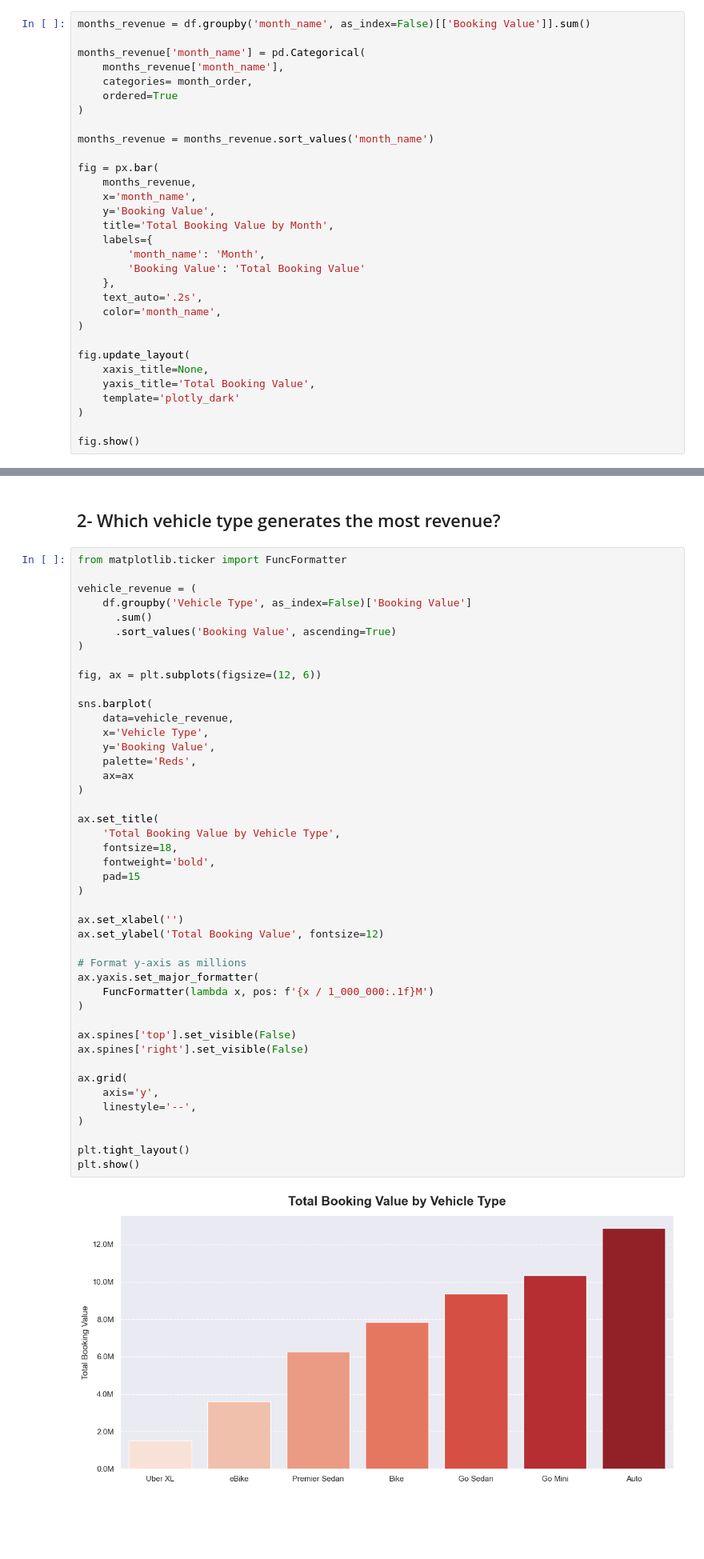
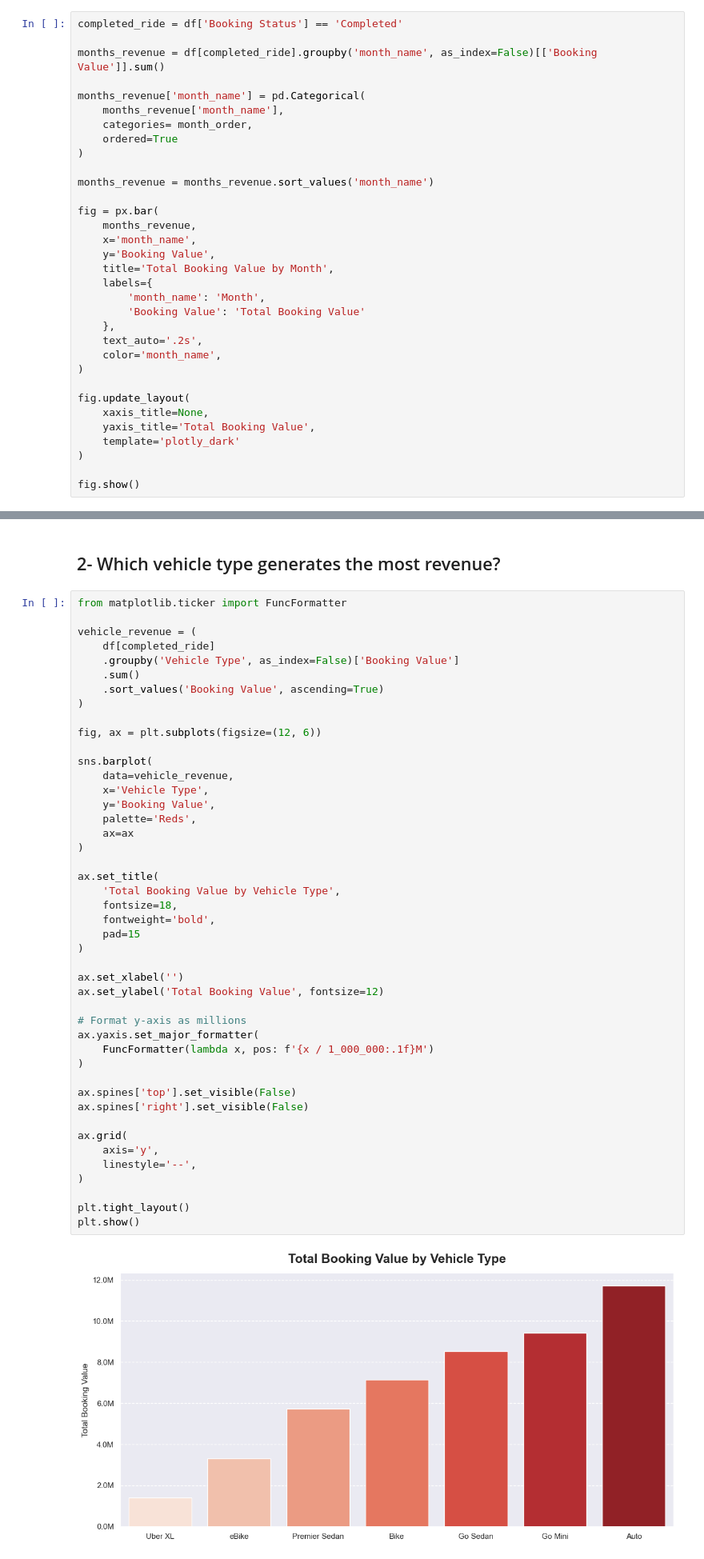
Before and after one commit to Seif-Elmezaien/Uber-Ride-EDA, a Jupyter notebook: Uber Ride EDA.ipynb, the cells around one changed output, grey strips where cells are left out. Shown at 80% size. Drawn from its saved outputs; the diff is of its cells as text; blank space fills up the shorter version.

Commit message:
Incomplete Rides & Revenue Imapact Analysis

```diff
--- a/Uber Ride EDA.ipynb
+++ b/Uber Ride EDA.ipynb
@@ -512,7 +512,9 @@ fig.show()
 # %% [markdown]
 ## 1- what was the revenue distribution through out the whole year?
 # %%
-months_revenue = df.groupby('month_name', as_index=False)[['Booking Value']].sum()
+completed_ride = df['Booking Status'] == 'Completed'
+
+months_revenue = df[completed_ride].groupby('month_name', as_index=False)[['Booking Value']].sum()
 
 months_revenue['month_name'] = pd.Categorical(
     months_revenue['month_name'],
@@ -554,9 +556,10 @@ fig.show()
 from matplotlib.ticker import FuncFormatter
 
 vehicle_revenue = (
-    df.groupby('Vehicle Type', as_index=False)['Booking Value']
-      .sum()
-      .sort_values('Booking Value', ascending=True)
+    df[completed_ride]
+    .groupby('Vehicle Type', as_index=False)['Booking Value']
+    .sum()
+    .sort_values('Booking Value', ascending=True)
 )
 
 fig, ax = plt.subplots(figsize=(12, 6))
@@ -568,34 +571,34 @@ sns.barplot(
     palette='Reds',
     ax=ax
 )
 
 ax.set_title(
     'Total Booking Value by Vehicle Type',
     fontsize=18,
     fontweight='bold',
     pad=15
 )
 
 ax.set_xlabel('')
 ax.set_ylabel('Total Booking Value', fontsize=12)
 
 # Format y-axis as millions
 ax.yaxis.set_major_formatter(
     FuncFormatter(lambda x, pos: f'{x / 1_000_000:.1f}M')
 )
 
 ax.spines['top'].set_visible(False)
 ax.spines['right'].set_visible(False)
 
 ax.grid(
     axis='y',
     linestyle='--',
 )
 
 plt.tight_layout()
 plt.show()
 # %% [output]
-[figure, old version]
+[figure, new version]
 # %% [markdown]
 ### Key Insights
 
```
Also changed, not shown: parts of 7 cells of this notebook, 1 other file.
